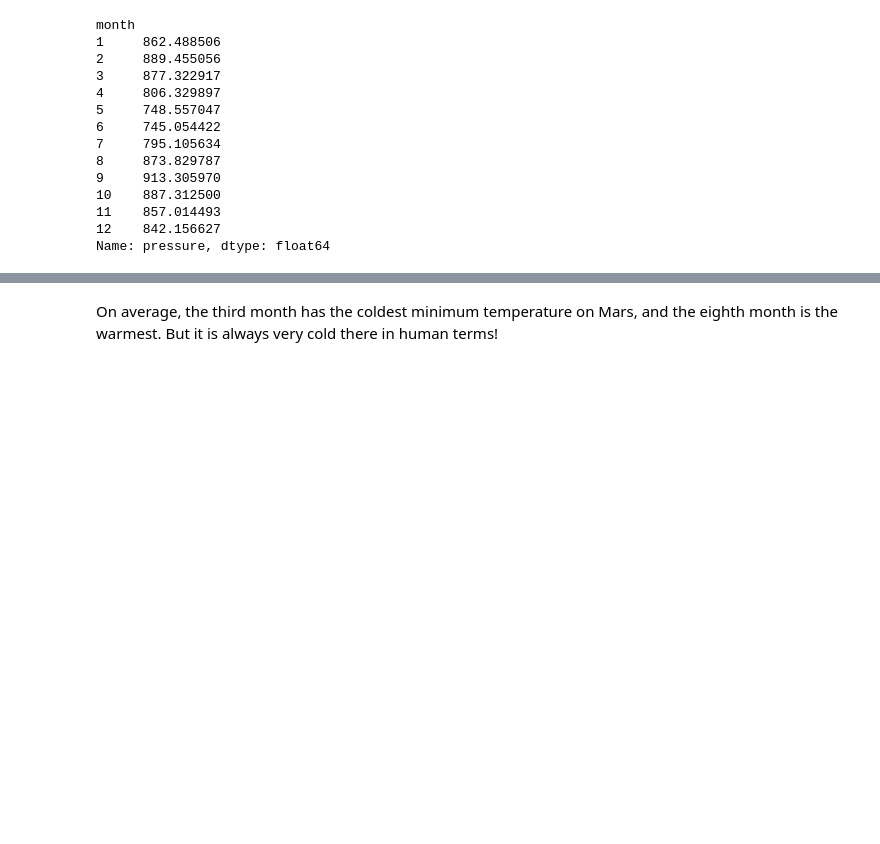
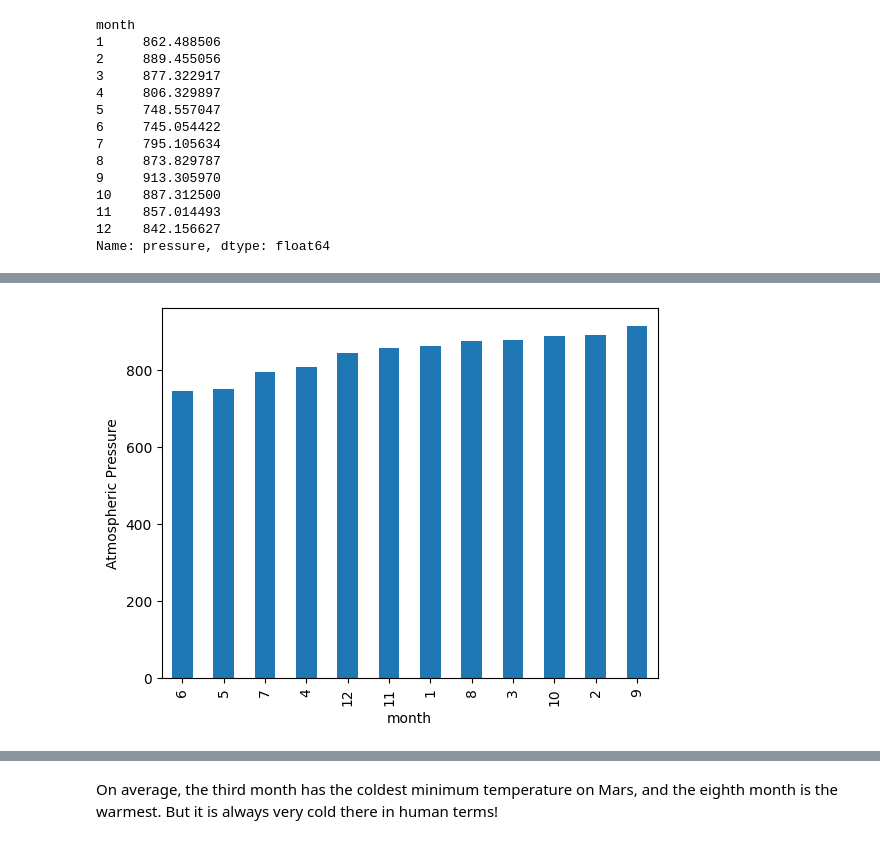
Before and after one commit to thaychansy/html-web-scraping, a Jupyter notebook: part_2_mars_weather.ipynb, the cells around one changed output, grey strips where cells are left out. Drawn from its saved outputs; the diff is of its cells as text; code cells hidden in the pictures; blank space fills up the shorter version.

```diff
--- a/part_2_mars_weather.ipynb
+++ b/part_2_mars_weather.ipynb
@@ -185,5 +199,7 @@ Name: min_temp, dtype: float64
 # %%
 # 4. Average pressure by Martian month
+avg_pressure = df.groupby('month')['pressure'].mean()
+avg_pressure
 # %% [output]
 month
 1     862.488506
@@ -205,0 +218,14 @@ Name: pressure, dtype: float64
+# %%
+# Plot the average pressure by month
+# Sort monthly_min_temp by values (ascending order for coldest to hottest)
+monthly_avg_pressure_sorted = avg_pressure.sort_values()
+
+# Plot the average temperature by month
+monthly_avg_pressure_sorted.plot(kind='bar')
+
+# Add labels
+plt.xlabel('month')
+plt.ylabel('Atmospheric Pressure')
+plt.show()
+# %% [output]
+[figure, added]
```
Also changed, not shown: parts of 9 cells of this notebook, 1 other file.
